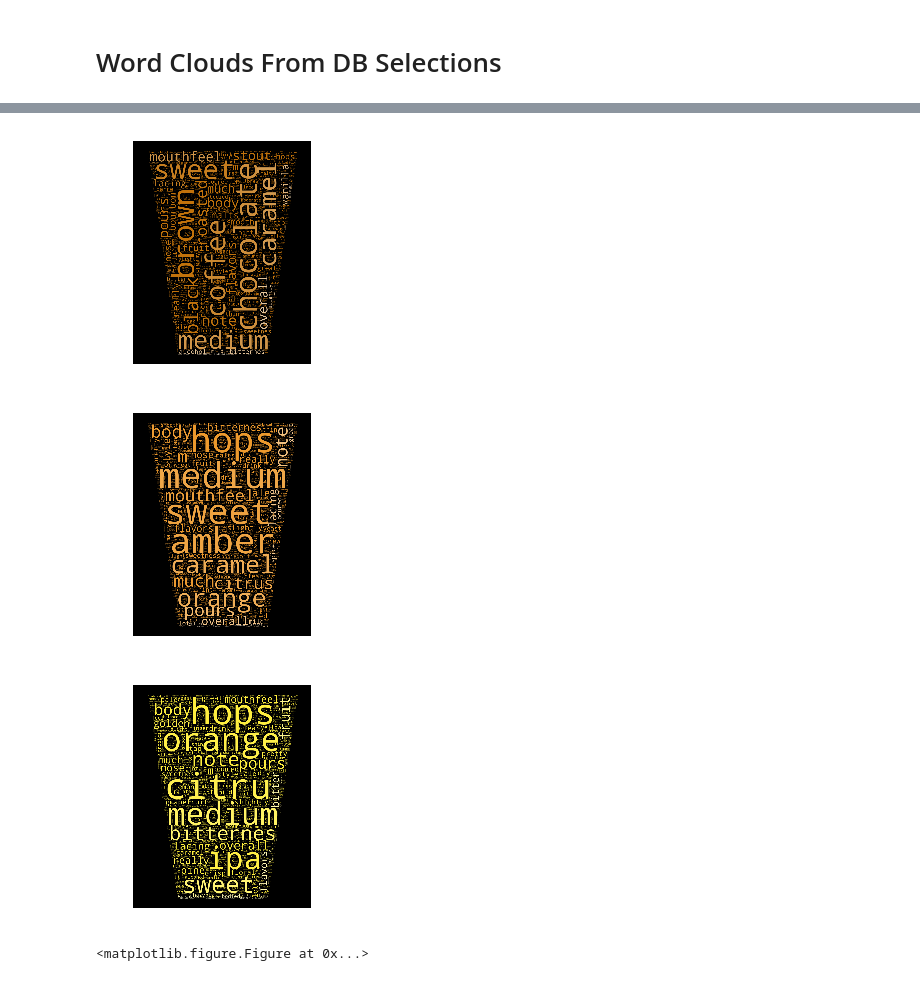
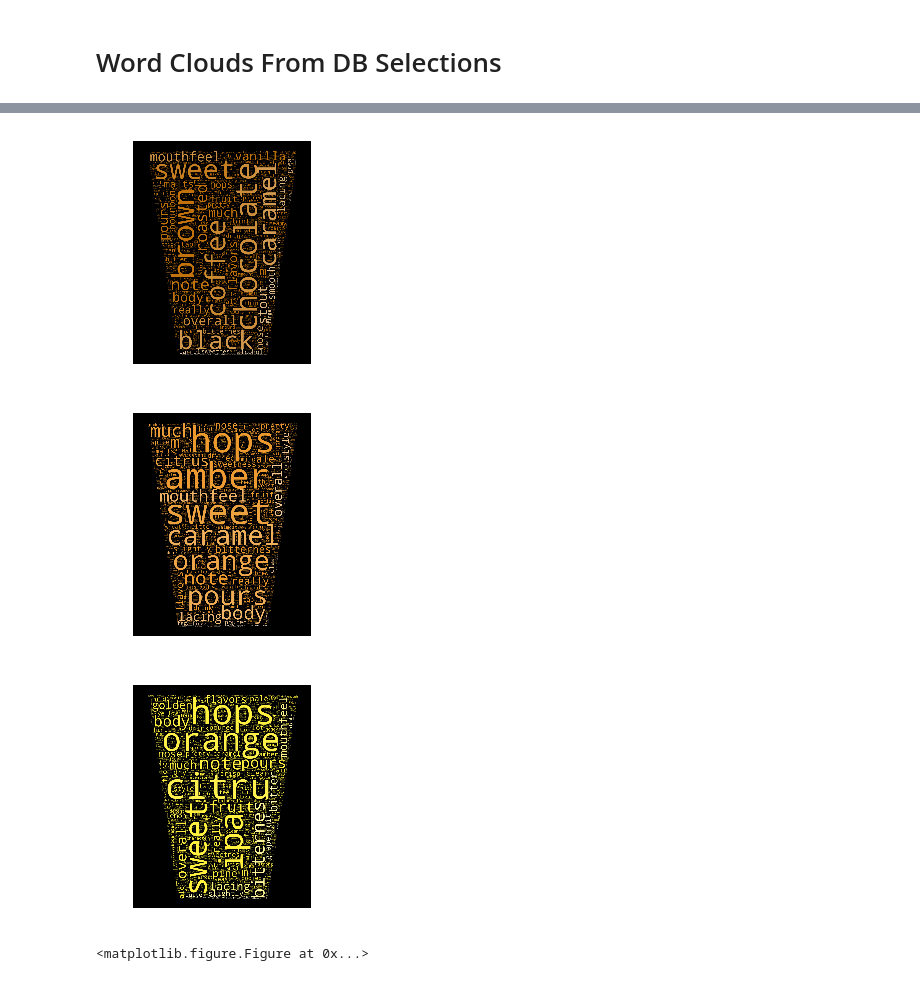
Before and after one commit to Jollyhrothgar/ale_trail_codebase, a Jupyter notebook: create_final_db.ipynb, the cells around one changed output, grey strips where cells are left out. Saved outputs shown, nothing was run; the diff lists cells and outputs as text; code cells hidden in the pictures.

Commit message:
updated images

```diff
--- a/create_final_db.ipynb
+++ b/create_final_db.ipynb
@@ -301,36 +301,38 @@ STOPWORDS.add("good")
 STOPWORDS.add("nice")
 STOPWORDS.add("light")
 STOPWORDS.add("dark")
 STOPWORDS.add("white")
 STOPWORDS.add("aroma")
 STOPWORDS.add("pour")
 STOPWORDS.add("little")
 STOPWORDS.add("smell")
 STOPWORDS.add("one")
 STOPWORDS.add("bit")
 STOPWORDS.add("well")
 STOPWORDS.add("color")
 STOPWORDS.add("finish")
 STOPWORDS.add("hop")
+STOPWORDS.add("medium")
+
 for i in range(0,3):
     pint_mask = np.array(Image.open("/home/mjbeaumier/Programming/brewery_project/ale_trail_codebase/pint_spectrum/ale_mask_"+str(i)+".png"))
     out_file_name = "beer_hoppiness_"+str(i)+".png"
     wc = WordCloud(background_color="black", max_words=2000, mask=pint_mask,
                    stopwords=STOPWORDS, random_state=42)
     # generate word cloud
     wc.generate(' '.join(review_words_per_bin[i]))
     # store to file
     image_colors = ImageColorGenerator(pint_mask)
 
     # show
     plt.imshow(wc.recolor(color_func=image_colors))
     plt.axis("off")
     plt.figure()
     wc.to_file(path.join(out_file_name))
 # %% [output]
-[figure, old version]
+[figure, new version]
-[figure, old version]
+[figure, new version]
-[figure, old version]
+[figure, new version]
 <matplotlib.figure.Figure at 0x...>
 # %%
 for beer_key,word_bag in beer_key_word_bags.iteritems():
```
Also changed, not shown: 6 other files.
